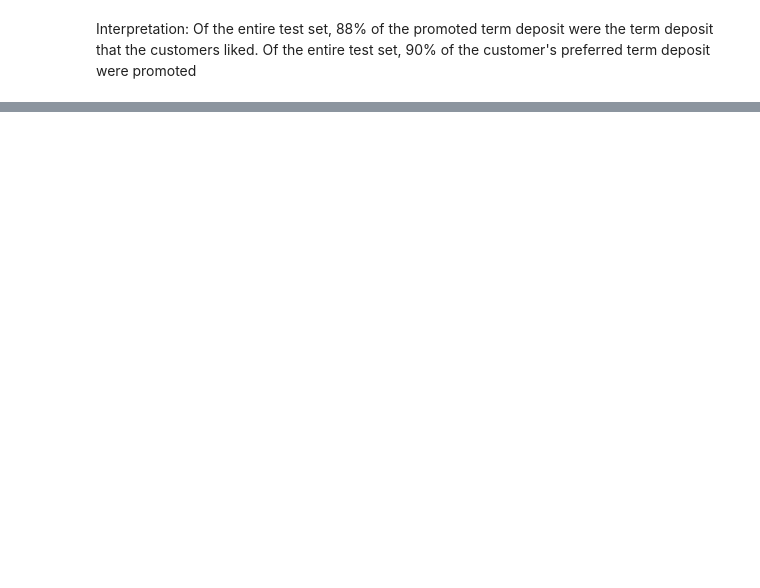
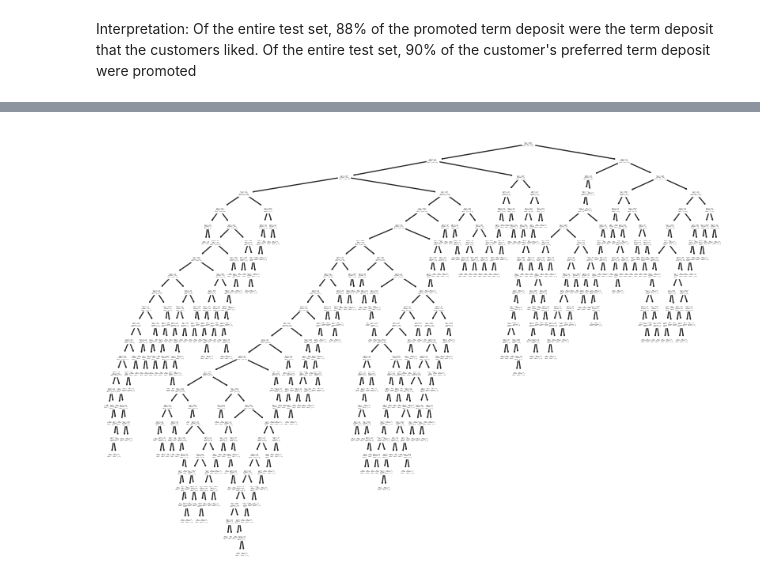
Before and after one commit to namratabiswas/Linear-Regression, a Jupyter notebook: Logistic_Regression_Marketing_Campaigns.ipynb, the cells around one changed output, grey strips where cells are left out. Cells and saved outputs as stored; diff of their text form; code cells hidden in the pictures; blank space fills up the shorter version.

```diff
--- a/Logistic_Regression_Marketing_Campaigns.ipynb
+++ b/Logistic_Regression_Marketing_Campaigns.ipynb
@@ -398,0 +535,7 @@ Of the entire test set, 88% of the promoted term deposit were the term deposit t
+# %%
+from sklearn import tree
+fig = plt.figure(figsize = (10, 7))
+tree.plot_tree(model)
+plt.show()
+# %% [output]
+[figure, added]
```
Also changed, not shown: parts of 22 cells of this notebook.
